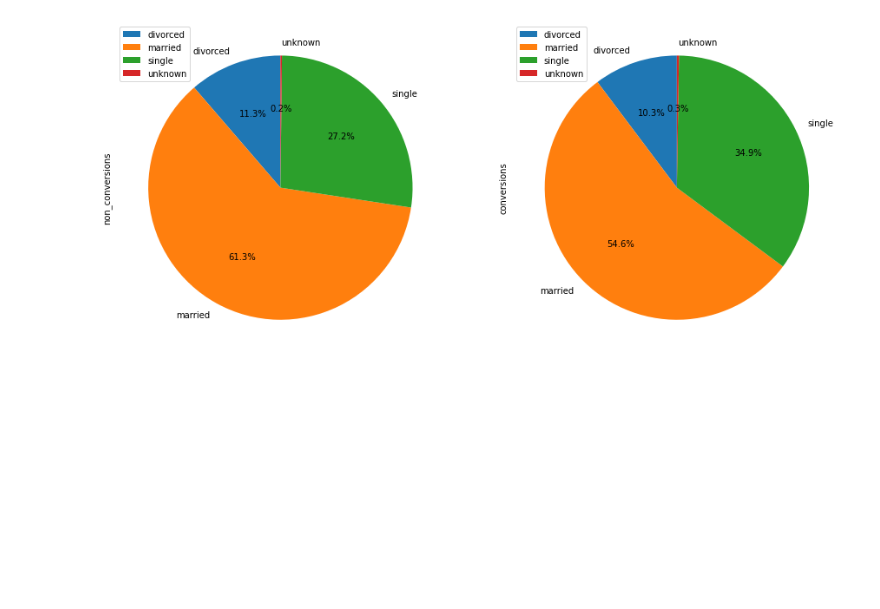
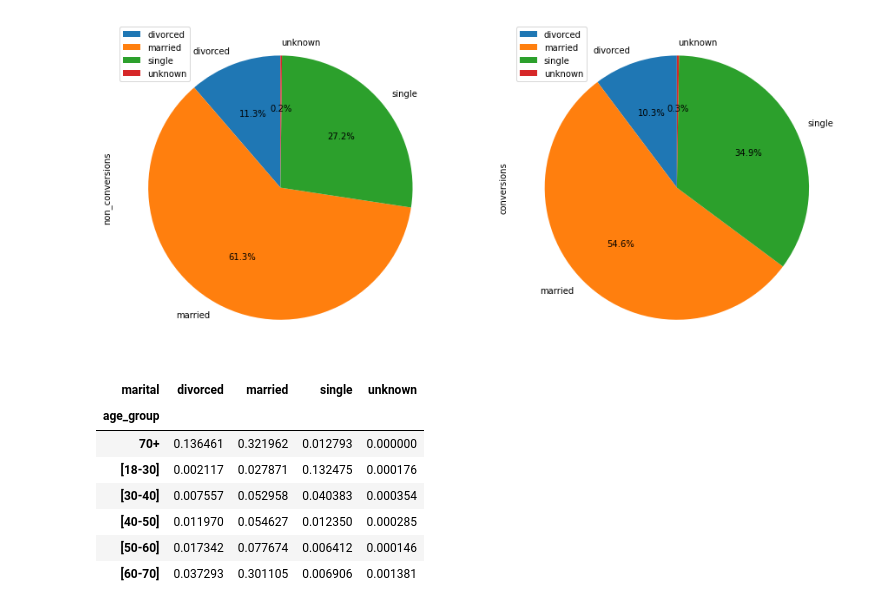
Before and after one commit to jacodetunde/Customer_Conversion, a Jupyter notebook: Customer_Conversion.ipynb, the cells around one changed output. Drawn from its saved outputs; the diff is of its cells as text; code cells hidden in the pictures; blank space fills up the shorter version.

```diff
--- a/Customer_Conversion.ipynb
+++ b/Customer_Conversion.ipynb
@@ -138,0 +144,11 @@ plt.show()
+# %%
+age_marital_df
+# %% [output]
+| marital | divorced | married | single | unknown |
+| age_group |  |  |  |  |
+| 70+ | 0.136461 | 0.321962 | 0.012793 | 0.000000 |
+| [18-30] | 0.002117 | 0.027871 | 0.132475 | 0.000176 |
+| [30-40] | 0.007557 | 0.052958 | 0.040383 | 0.000354 |
+| [40-50] | 0.011970 | 0.054627 | 0.012350 | 0.000285 |
+| [50-60] | 0.017342 | 0.077674 | 0.006412 | 0.000146 |
+| [60-70] | 0.037293 | 0.301105 | 0.006906 | 0.001381 |
```
Also changed, not shown: parts of 5 cells of this notebook.
